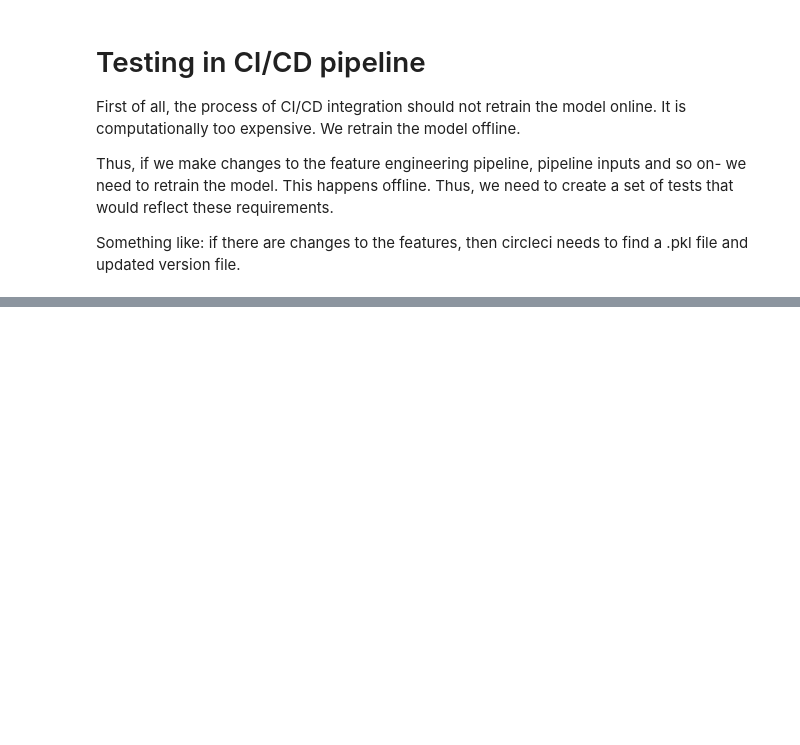
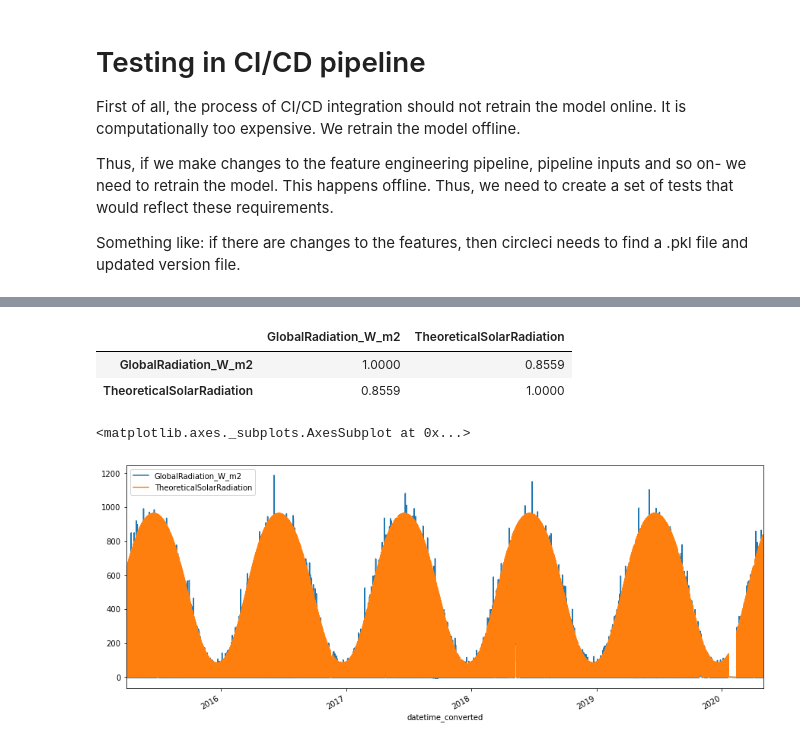
Before and after one commit to screwdriver66/solar_prod_suvilahti, a Jupyter notebook: jupyter_notebooks/tools_schematic.ipynb, the cells around one changed output, grey strips where cells are left out. Cells and saved outputs as stored; diff of their text form; code cells hidden in the pictures; blank space fills up the shorter version.

```diff
--- a/jupyter_notebooks/tools_schematic.ipynb
+++ b/jupyter_notebooks/tools_schematic.ipynb
@@ -57,0 +113,12 @@ if there are changes to the features, then circleci needs to find a .pkl file an
+# %%
+cols = ['GlobalRadiation_W_m2', 'TheoreticalSolarRadiation']
+data_t[cols].corr()
+# %% [output]
+|  | GlobalRadiation_W_m2 | TheoreticalSolarRadiation |
+| GlobalRadiation_W_m2 | 1.0000 | 0.8559 |
+| TheoreticalSolarRadiation | 0.8559 | 1.0000 |
+# %%
+data_t[cols].plot(figsize=(15,6))
+# %% [output]
+<matplotlib.axes._subplots.AxesSubplot at 0x...>
+[figure, added]
```
Also changed, not shown: parts of 7 cells of this notebook, 31 other files.
